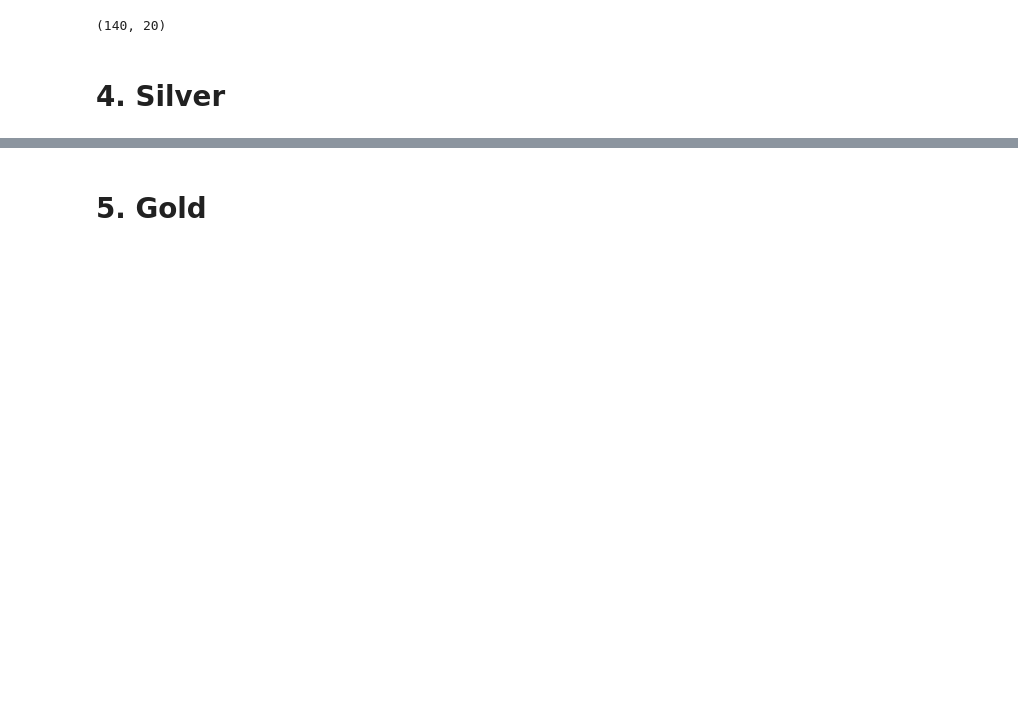
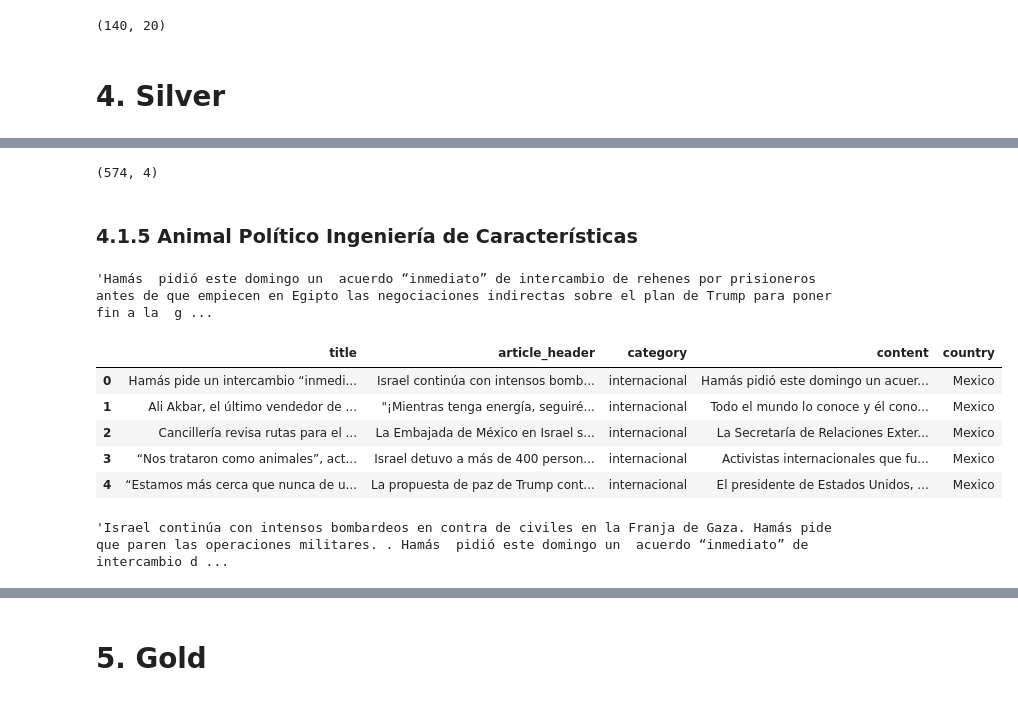
Before and after one commit to BlueAutomata/tesis-optimizacion-de-modelos-de-question-answering, a Jupyter notebook: src/notebooks/02_1_data_preprocessing.ipynb, the cells around one changed output, grey strips where cells are left out. Cells and saved outputs as stored; diff of their text form; code cells hidden in the pictures; blank space fills up the shorter version.

```diff
--- a/src/notebooks/02_1_data_preprocessing.ipynb
+++ b/src/notebooks/02_1_data_preprocessing.ipynb
@@ -458,0 +573,4 @@ bronze_df_media_framing.shape
+# %%
+columns_to_keep = ['title', 'article_header', 'category', 'content']
+# %%
+bronze_df_animal_politico_all = bronze_df_animal_politico_all[columns_to_keep]
@@ -458,0 +586,21 @@ bronze_df_media_framing.shape
+# %%
+bronze_df_animal_politico_all.shape
+# %% [output]
+(574, 4)
+# %% [markdown]
+### 4.1.5 Animal Político Ingeniería de Características
+# %%
+bronze_df_animal_politico_all["country"] = "Mexico"
+# %%
+bronze_df_animal_politico_all["content"][0]
+# %% [output]
+'Hamás  pidió este domingo un  acuerdo “inmediato” de intercambio de rehenes por prisioneros  antes de que empiecen en Egipto las negociaciones indirectas sobre el plan de Trump para poner fin a la  g ...
+# %%
+bronze_df_animal_politico_all.head()
+# %% [output]
+|  | title | article_header | category | content | country |
+| 0 | Hamás pide un intercambio “inmedi... | Israel continúa con intensos bomb... | internacional | Hamás pidió este domingo un acuer... | Mexico |
+| 1 | Ali Akbar, el último vendedor de ... | "¡Mientras tenga energía, seguiré... | internacional | Todo el mundo lo conoce y él cono... | Mexico |
+| 2 | Cancillería revisa rutas para el ... | La Embajada de México en Israel s... | internacional | La Secretaría de Relaciones Exter... | Mexico |
+| 3 | “Nos trataron como animales”, act... | Israel detuvo a más de 400 person... | internacional | Activistas internacionales que fu... | Mexico |
+| 4 | “Estamos más cerca que nunca de u... | La propuesta de paz de Trump cont... | internacional | El presidente de Estados Unidos, ... | Mexico |
@@ -458,0 +612,4 @@ bronze_df_media_framing.shape
+# %%
+bronze_df_animal_politico_all["content"][0]
+# %% [output]
+'Israel continúa con intensos bombardeos en contra de civiles en la Franja de Gaza. Hamás pide que paren las operaciones militares. . Hamás  pidió este domingo un  acuerdo “inmediato” de intercambio d ...
```
Also changed, not shown: parts of 23 cells of this notebook.
